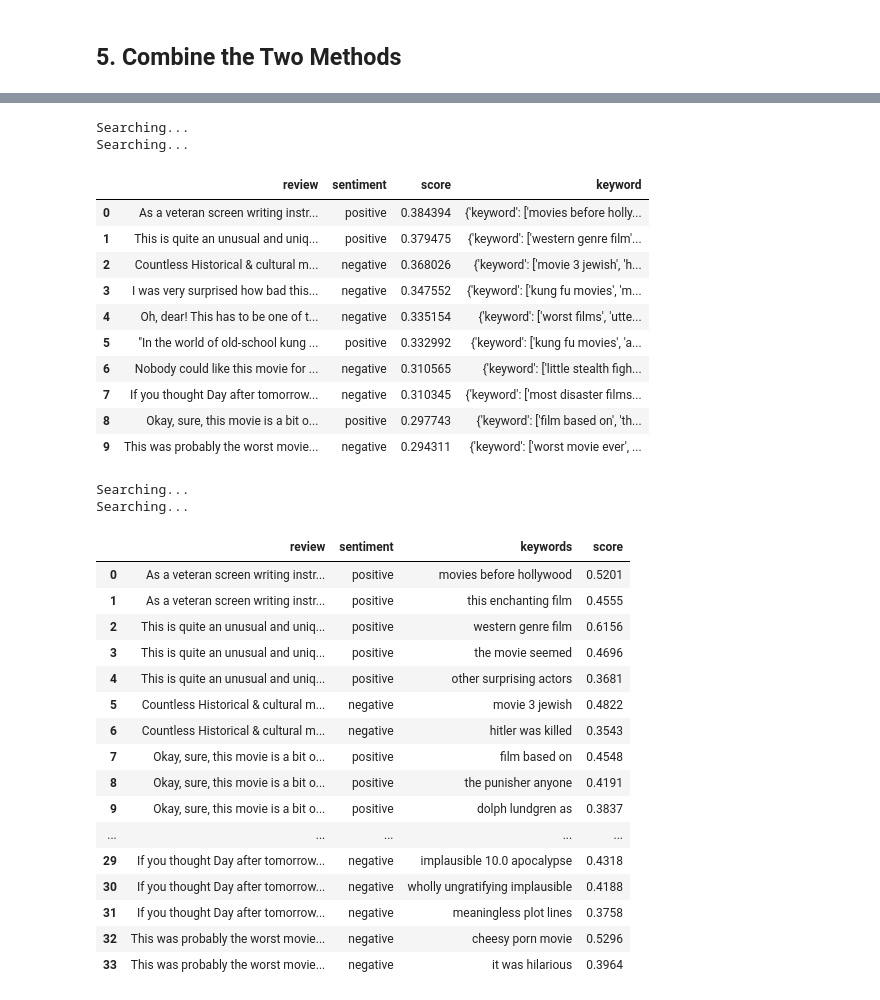
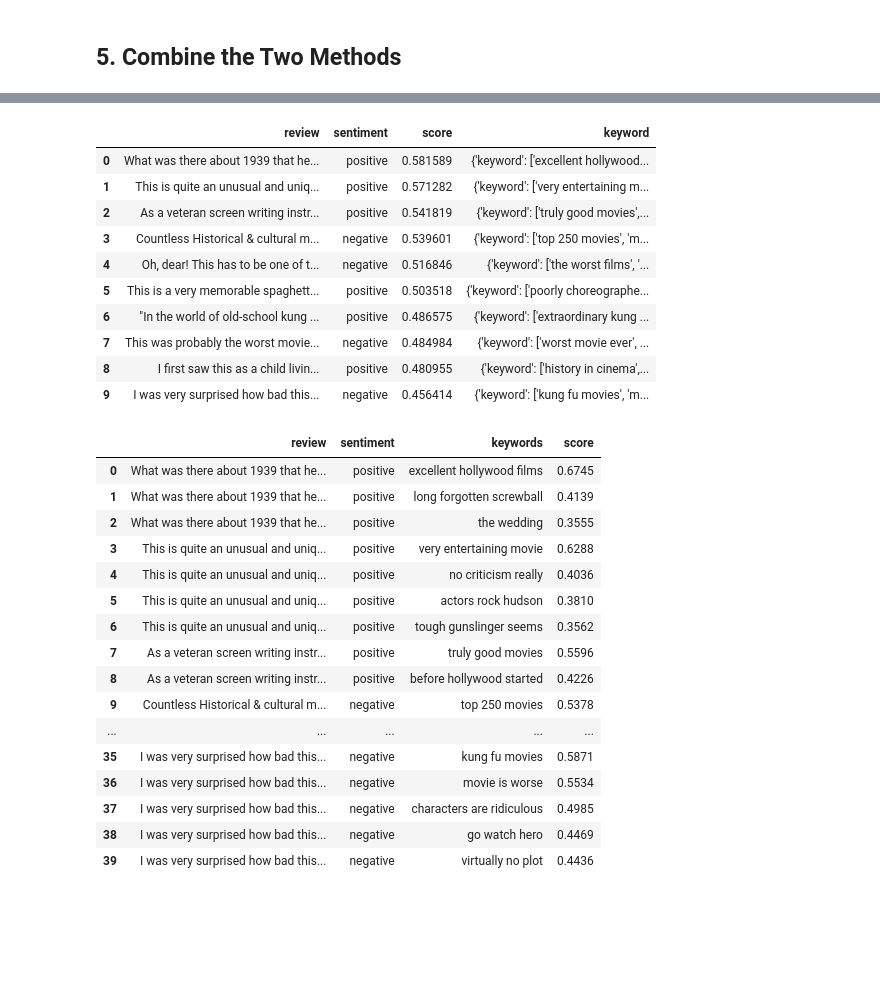
Before and after one commit to smartmind-team/thanosql-tutorial, a Jupyter notebook: tutorial_en/thanosql_search/search_text_by_text.ipynb, the cells around one changed output, grey strips where cells are left out. Drawn from its saved outputs; the diff is of its cells as text; code cells hidden in the pictures; blank space fills up the shorter version.

```diff
--- a/tutorial_en/thanosql_search/search_text_by_text.ipynb
+++ b/tutorial_en/thanosql_search/search_text_by_text.ipynb
@@ -431,11 +446,14 @@ OPTIONS (
     use_stopwords=True
     )
 AS (
-    SELECT review, sentiment, search_result as score
+    SELECT review, sentiment, score
     FROM (
         SEARCH TEXT text="The best action movie"
         USING movie_text_search_model
-        OPTIONS(emb_col = "convert_result")
+        OPTIONS (
+            emb_col="convert_result",
+            column_name="score"
+            )
         AS
         SELECT *
         FROM movie_review_test
@@ -445,69 +463,68 @@ AS (
     LIMIT 10
 )
 # %% [output]
-Searching...
-Searching...
 |  | review | sentiment | score | keyword |
-| 0 | As a veteran screen writing instr... | positive | 0.384394 | {'keyword': ['movies before holly... |
-| 1 | This is quite an unusual and uniq... | positive | 0.379475 | {'keyword': ['western genre film'... |
-| 2 | Countless Historical & cultural m... | negative | 0.368026 | {'keyword': ['movie 3 jewish', 'h... |
-| 3 | I was very surprised how bad this... | negative | 0.347552 | {'keyword': ['kung fu movies', 'm... |
-| 4 | Oh, dear! This has to be one of t... | negative | 0.335154 | {'keyword': ['worst films', 'utte... |
-| 5 | "In the world of old-school kung ... | positive | 0.332992 | {'keyword': ['kung fu movies', 'a... |
-| 6 | Nobody could like this movie for ... | negative | 0.310565 | {'keyword': ['little stealth figh... |
-| 7 | If you thought Day after tomorrow... | negative | 0.310345 | {'keyword': ['most disaster films... |
-| 8 | Okay, sure, this movie is a bit o... | positive | 0.297743 | {'keyword': ['film based on', 'th... |
-| 9 | This was probably the worst movie... | negative | 0.294311 | {'keyword': ['worst movie ever', ... |
+| 0 | What was there about 1939 that he... | positive | 0.581589 | {'keyword': ['excellent hollywood... |
+| 1 | This is quite an unusual and uniq... | positive | 0.571282 | {'keyword': ['very entertaining m... |
+| 2 | As a veteran screen writing instr... | positive | 0.541819 | {'keyword': ['truly good movies',... |
+| 3 | Countless Historical & cultural m... | negative | 0.539601 | {'keyword': ['top 250 movies', 'm... |
+| 4 | Oh, dear! This has to be one of t... | negative | 0.516846 | {'keyword': ['the worst films', '... |
+| 5 | This is a very memorable spaghett... | positive | 0.503518 | {'keyword': ['poorly choreographe... |
+| 6 | "In the world of old-school kung ... | positive | 0.486575 | {'keyword': ['extraordinary kung ... |
+| 7 | This was probably the worst movie... | negative | 0.484984 | {'keyword': ['worst movie ever', ... |
+| 8 | I first saw this as a child livin... | positive | 0.480955 | {'keyword': ['history in cinema',... |
+| 9 | I was very surprised how bad this... | negative | 0.456414 | {'keyword': ['kung fu movies', 'm... |
 # %%
 %%thanosql
 SELECT *
 FROM (
     SELECT review, sentiment, json_array_elements(keyword -> 'keyword') AS keywords, (json_array_elements(keyword -> 'score'))::text::float AS score
     FROM (
         SEARCH KEYWORD
         USING movie_text_search_model
         OPTIONS (
             text_col="review",
             ngram_range=[1, 3],
             use_stopwords=True
             )
         AS (
-            SELECT review, sentiment, search_result as score
+            SELECT review, sentiment, score
             FROM (
                 SEARCH TEXT text="The best action movie"
                 USING movie_text_search_model
-                OPTIONS(emb_col = "convert_result")
+                OPTIONS (
+                    emb_col="convert_result",
+                    column_name="score"
+                    )
                 AS
                 SELECT *
                 FROM movie_review_test
                 WHERE review LIKE '%%gun%%'
                 )
             ORDER BY score DESC
             LIMIT 10
         )
     )
 )
 WHERE score > 0.3
 # %% [output]
-Searching...
-Searching...
 |  | review | sentiment | keywords | score |
-| 0 | As a veteran screen writing instr... | positive | movies before hollywood | 0.5201 |
-| 1 | As a veteran screen writing instr... | positive | this enchanting film | 0.4555 |
-| 2 | This is quite an unusual and uniq... | positive | western genre film | 0.6156 |
-| 3 | This is quite an unusual and uniq... | positive | the movie seemed | 0.4696 |
-| 4 | This is quite an unusual and uniq... | positive | other surprising actors | 0.3681 |
-| 5 | Countless Historical & cultural m... | negative | movie 3 jewish | 0.4822 |
-| 6 | Countless Historical & cultural m... | negative | hitler was killed | 0.3543 |
-| 7 | Okay, sure, this movie is a bit o... | positive | film based on | 0.4548 |
-| 8 | Okay, sure, this movie is a bit o... | positive | the punisher anyone | 0.4191 |
-| 9 | Okay, sure, this movie is a bit o... | positive | dolph lundgren as | 0.3837 |
+| 0 | What was there about 1939 that he... | positive | excellent hollywood films | 0.6745 |
+| 1 | What was there about 1939 that he... | positive | long forgotten screwball | 0.4139 |
+| 2 | What was there about 1939 that he... | positive | the wedding | 0.3555 |
+| 3 | This is quite an unusual and uniq... | positive | very entertaining movie | 0.6288 |
+| 4 | This is quite an unusual and uniq... | positive | no criticism really | 0.4036 |
+| 5 | This is quite an unusual and uniq... | positive | actors rock hudson | 0.3810 |
+| 6 | This is quite an unusual and uniq... | positive | tough gunslinger seems | 0.3562 |
+| 7 | As a veteran screen writing instr... | positive | truly good movies | 0.5596 |
+| 8 | As a veteran screen writing instr... | positive | before hollywood started | 0.4226 |
+| 9 | Countless Historical & cultural m... | negative | top 250 movies | 0.5378 |
 | ... | ... | ... | ... | ... |
-| 29 | If you thought Day after tomorrow... | negative | implausible 10.0 apocalypse | 0.4318 |
-| 30 | If you thought Day after tomorrow... | negative | wholly ungratifying implausible | 0.4188 |
-| 31 | If you thought Day after tomorrow... | negative | meaningless plot lines | 0.3758 |
-| 32 | This was probably the worst movie... | negative | cheesy porn movie | 0.5296 |
-| 33 | This was probably the worst movie... | negative | it was hilarious | 0.3964 |
+| 35 | I was very surprised how bad this... | negative | kung fu movies | 0.5871 |
+| 36 | I was very surprised how bad this... | negative | movie is worse | 0.5534 |
+| 37 | I was very surprised how bad this... | negative | characters are ridiculous | 0.4985 |
+| 38 | I was very surprised how bad this... | negative | go watch hero | 0.4469 |
+| 39 | I was very surprised how bad this... | negative | virtually no plot | 0.4436 |
 # %% [markdown]
 <div class="admonition note">
     <h4 class="admonition-title">Query Details</h4>
```
Also changed, not shown: parts of 17 cells of this notebook, 27 other files.
